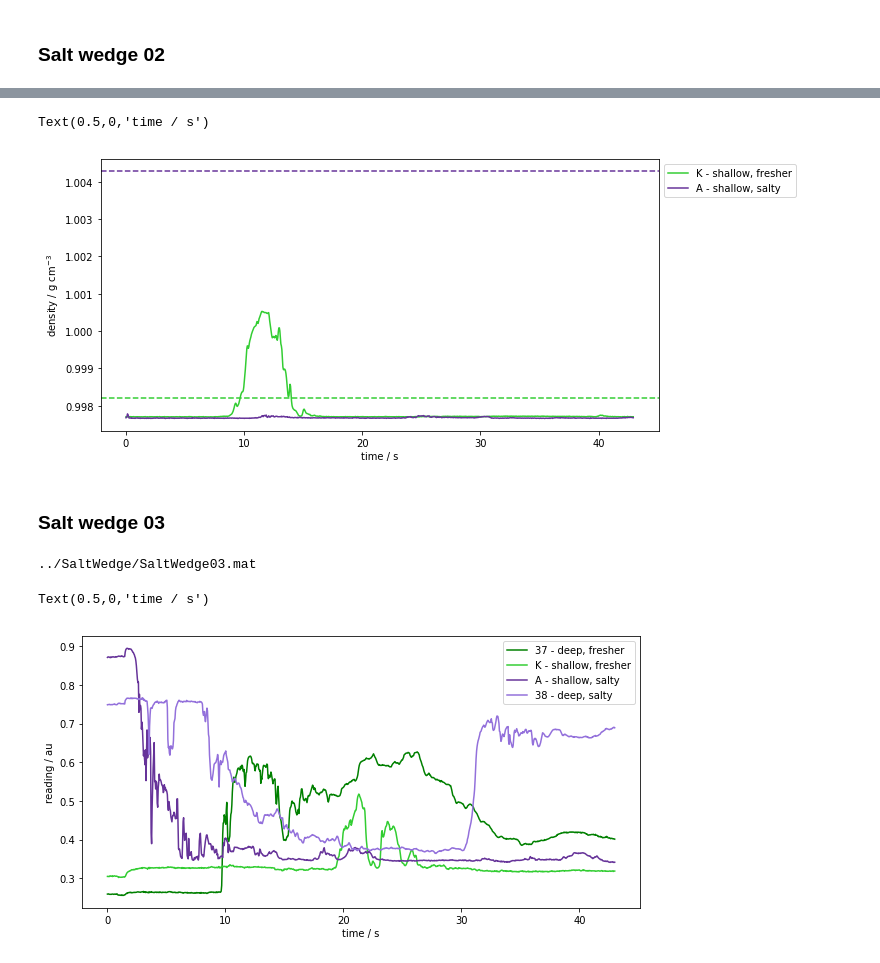
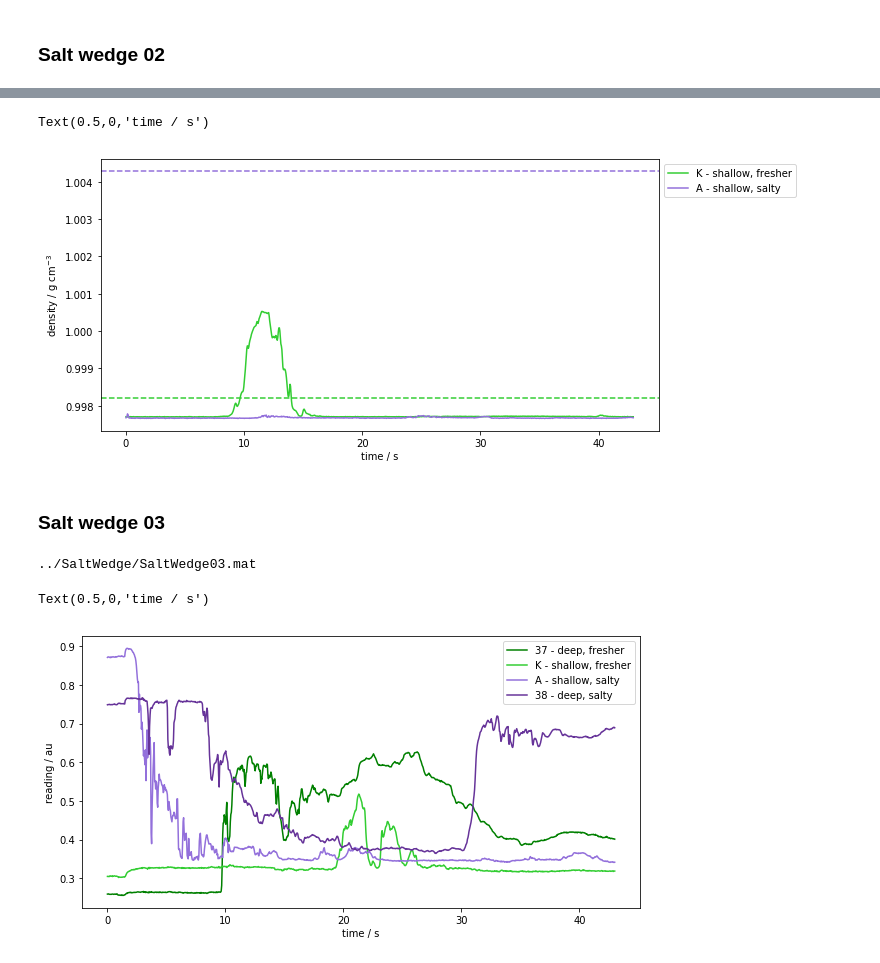
Before and after one commit to UBC-MOAD/MultipleCanyons, a Jupyter notebook: lab/Conduino/Calibration/notebooks/SaltWedge.ipynb, the cells around one changed output, grey strips where cells are left out. Drawn from its saved outputs; the diff is of its cells as text; code cells hidden in the pictures.

Commit message:
fixed colors of probes in plot

```diff
--- a/lab/Conduino/Calibration/notebooks/SaltWedge.ipynb
+++ b/lab/Conduino/Calibration/notebooks/SaltWedge.ipynb
@@ -55,7 +55,7 @@ def dens_A(read):
 fig, (ax0) = plt.subplots(1,1, figsize=(10,5), sharey=True)
 
 labels = ['37 - deep, fresher','K - shallow, fresher','A - shallow, salty','38 - deep, salty']
-colors = ['green','limegreen','rebeccapurple', 'mediumpurple']
+colors = ['green','limegreen', 'mediumpurple','rebeccapurple']
 
 filepath = '../SaltWedge/SaltWedge01.mat'
 print(filepath)
@@ -97,7 +97,6 @@ Text(0.5,0,'time / s')
 fig, (ax0) = plt.subplots(1,1, figsize=(10,5), sharey=True)
 
 labels = ['37 - deep, fresher','K - shallow, fresher','A - shallow, salty','38 - deep, salty']
-colors = ['green','limegreen','rebeccapurple', 'mediumpurple']
 
 filepath = '../SaltWedge/SaltWedge02.mat'
 print(filepath)
@@ -134,37 +133,36 @@ ax0.set_ylabel('density / g cm$^{-3}$')
 ax0.set_xlabel('time / s')
 # %% [output]
 Text(0.5,0,'time / s')
-[figure, old version]
+[figure, new version]
 # %% [markdown]
 ### Salt wedge 03
 # %%
 fig, (ax0) = plt.subplots(1,1, figsize=(10,5), sharey=True)
 
 labels = ['37 - deep, fresher','K - shallow, fresher','A - shallow, salty','38 - deep, salty']
-colors = ['green','limegreen','rebeccapurple', 'mediumpurple']
 
 filepath = '../SaltWedge/SaltWedge03.mat'
 print(filepath)
 
 mat = sio.loadmat(filepath, squeeze_me=True)
 P37 = mat['ch1']
 PK = mat['ch2']
 PA = mat['ch3']
 P38 = mat['ch4']
 
 time = mat['time']
 ax0.plot(time,P37,'-' ,label=labels[0], color=colors[0])
 ax0.plot(time,PK,'-', label=labels[1], color=colors[1])
 ax0.plot(time,PA,'-', label=labels[2], color=colors[2])
 ax0.plot(time,P38,'-', label=labels[3], color=colors[3])
 
 ax0.legend(bbox_to_anchor=(1,1))
 ax0.set_ylabel('reading / au')
 ax0.set_xlabel('time / s')
 # %% [output]
 ../SaltWedge/SaltWedge03.mat
 Text(0.5,0,'time / s')
-[figure, old version]
+[figure, new version]
 # %%
 fig, (ax0) = plt.subplots(1,1, figsize=(10,5), sharey=True)
 
```
Also changed, not shown: parts of 4 cells of this notebook.
